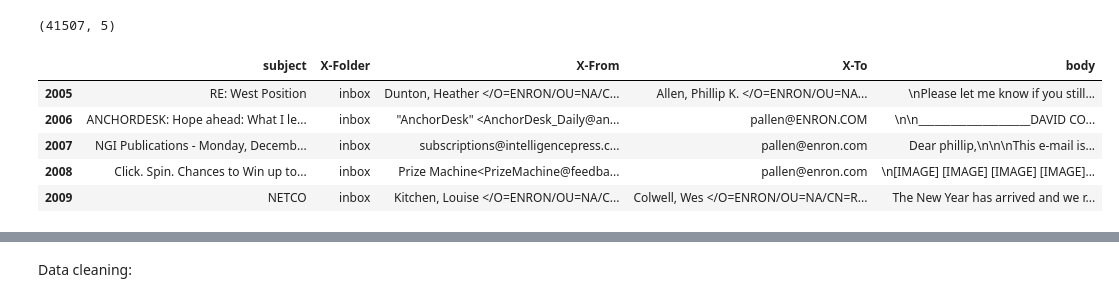
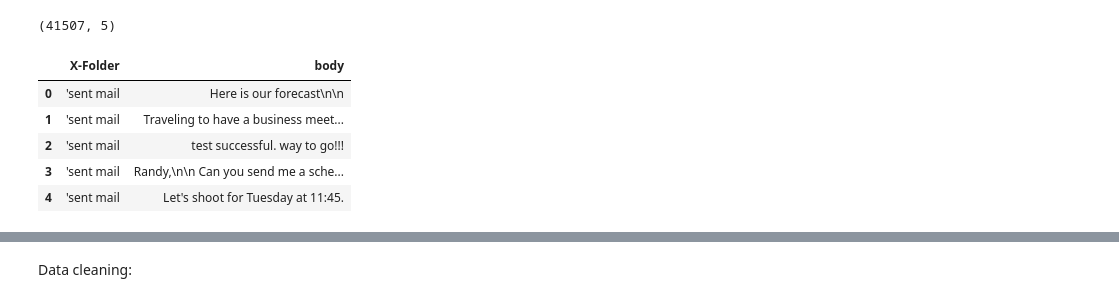
Before and after one commit to Arul-Vincy-Mary/Sampling_python, a Jupyter notebook: project1.ipynb, the cells around one changed output, grey strips where cells are left out. Drawn from its saved outputs; the diff is of its cells as text; code cells hidden in the pictures.

```diff
--- a/project1.ipynb
+++ b/project1.ipynb
@@ -114,8 +114,8 @@ def body(messages):
         column.append(e.get_payload())
     return column
 # %%
-data['body'] = body(data['message'])
-data.head()
+data_1['body'] = body(data_1['message'])
+data_1.head()
 # %% [output]
 |  | file | message | subject | X-Folder | X-From | X-To | body |
 | 0 | allen-p/_sent_mail/1. | Message-ID: <18782981.10758553781... |  | \Phillip_Allen_Jan2002_1\Allen, P... | Phillip K Allen | Tim Belden <Tim Belden/Enron@Enro... | Here is our forecast\n\n |
@@ -143,8 +143,8 @@ def preprocess_folder(folders):
             column.append(folder.split("\\")[-1].lower())
     return column
 
-data['X-Folder'] = preprocess_folder(data['X-Folder'])
-data.head()
+data_1['X-Folder'] = preprocess_folder(data_1['X-Folder'])
+data_1.head()
 # %% [output]
 |  | file | message | subject | X-Folder | X-From | X-To | body |
 | 0 | allen-p/_sent_mail/1. | Message-ID: <18782981.10758553781... |  | 'sent mail | Phillip K Allen | Tim Belden <Tim Belden/Enron@Enro... | Here is our forecast\n\n |
@@ -169,9 +169,9 @@ array(["'sent mail", 'all documents', 'contacts', 'deleted items',
 Drop the following columns: file,message,date,subject,X-From,X-To
 # %%
 cols_to_drop = ['file','message','subject','X-From','X-To']
-data.drop(cols_to_drop, axis=1, inplace=True)
-data.head()
-data.shape
+data_1.drop(cols_to_drop, axis=1, inplace=True)
+data_1.head()
+data_1.shape
 # %% [output]
 (517401, 2)
 # %%
@@ -183,9 +183,9 @@ data.shape
 (517401, 5)
 # %%
 #subset of the data set
-data = data[data["X-Folder"]=="'sent mail"]
-data.columns
-data.shape
+data_1 = data_1[data_1["X-Folder"]=="'sent mail"]
+data_1.columns
+data_1.shape
 # %% [output]
 (30237, 2)
 # %%
@@ -196,11 +196,11 @@ data.shape
 # %% [output]
 (41507, 5)
 # %%
-data.head()
+data_1.head()
 # %% [output]
-|  | subject | X-Folder | X-From | X-To | body |
-| 2005 | RE: West Position | inbox | Dunton, Heather </O=ENRON/OU=NA/C... | Allen, Phillip K. </O=ENRON/OU=NA... | \nPlease let me know if you still... |
-| 2006 | ANCHORDESK: Hope ahead: What I le... | inbox | "AnchorDesk" <AnchorDesk_Daily@an... | pallen@ENRON.COM | \n\n_____________________DAVID CO... |
-| 2007 | NGI Publications - Monday, Decemb... | inbox | subscriptions@intelligencepress.c... | pallen@enron.com | Dear phillip,\n\n\nThis e-mail is... |
-| 2008 | Click. Spin. Chances to Win up to... | inbox | Prize Machine<PrizeMachine@feedba... | pallen@enron.com | \n[IMAGE] [IMAGE] [IMAGE] [IMAGE]... |
-| 2009 | NETCO | inbox | Kitchen, Louise </O=ENRON/OU=NA/C... | Colwell, Wes </O=ENRON/OU=NA/CN=R... | The New Year has arrived and we r... |
+|  | X-Folder | body |
+| 0 | 'sent mail | Here is our forecast\n\n |
+| 1 | 'sent mail | Traveling to have a business meet... |
+| 2 | 'sent mail | test successful. way to go!!! |
+| 3 | 'sent mail | Randy,\n\n Can you send me a sche... |
+| 4 | 'sent mail | Let's shoot for Tuesday at 11:45. |
```
Also changed, not shown: parts of 45 cells of this notebook.
